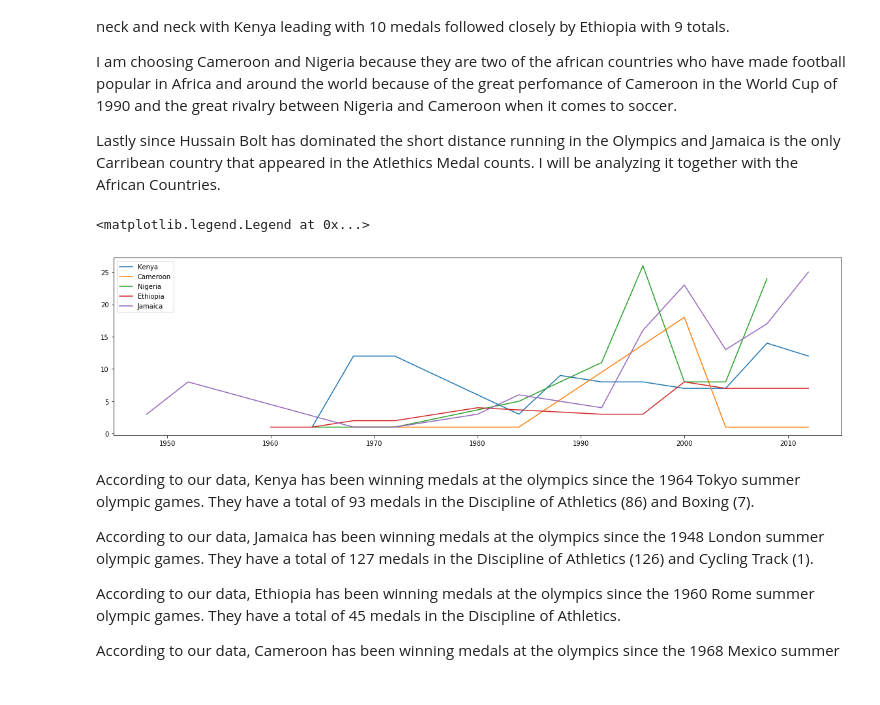
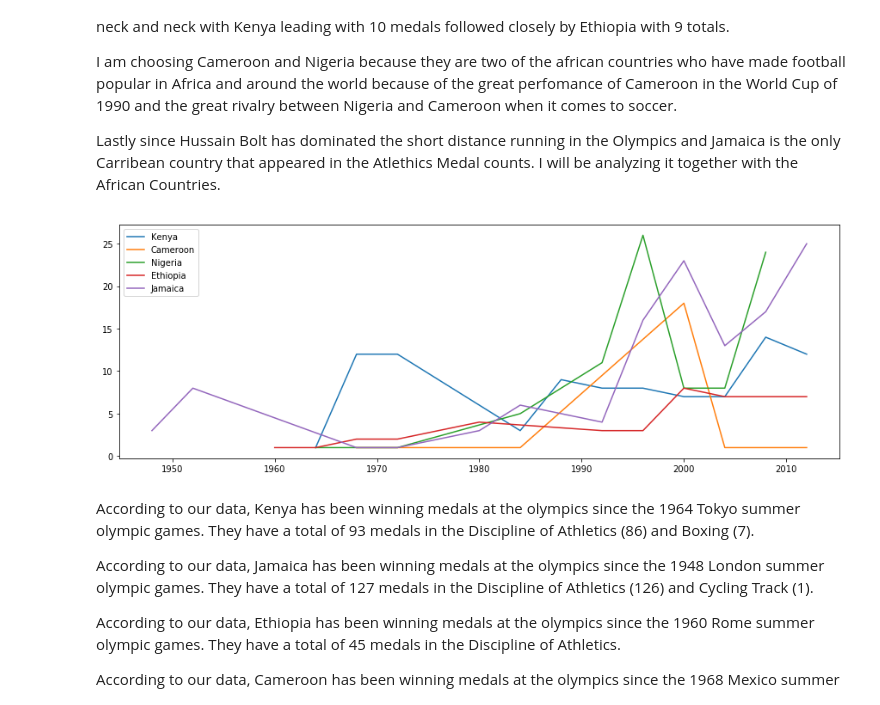
Before and after one commit to mguemon/Thinkful-, a Jupyter notebook: PrepCourseCapstone.ipynb, the cells around one changed output. Cells and saved outputs as stored; diff of their text form; code cells hidden in the pictures.

```diff
--- a/PrepCourseCapstone.ipynb
+++ b/PrepCourseCapstone.ipynb
@@ -471,22 +480,24 @@ Lastly since Hussain Bolt has dominated the short distance running in the Olympi
 # %%
 #Figure out Trends For African and Carribean Countries in the Olympics
 
 
 Kenya = df1[df1['Country']=='KEN']
 Cameroon = df1[df1['Country']=='CMR']
 Nigeria = df1[df1['Country']=='NGR']
 Ethiopia = df1[df1['Country']=='ETH']
 Jamaica = df1[df1['Country']=='JAM']
 
+plt.figure(figsize=(15, 5))
+
 plt.plot(Kenya.Year.value_counts().sort_index(), label="Kenya")
 plt.plot(Cameroon.Year.value_counts().sort_index(), label="Cameroon")
 plt.plot(Nigeria.Year.value_counts().sort_index(), label="Nigeria")
 plt.plot(Ethiopia.Year.value_counts().sort_index(), label="Ethiopia")
 plt.plot(Jamaica.Year.value_counts().sort_index(), label="Jamaica")
 plt.legend()
+plt.show()
 # %% [output]
-<matplotlib.legend.Legend at 0x...>
-[figure, old version]
+[figure, new version]
 # %% [markdown]
 According to our data, Kenya has been winning medals at the olympics since the 1964 Tokyo summer olympic games. They have a total of 93 medals in the Discipline of Athletics (86) and Boxing (7).
 
```
Also changed, not shown: parts of 27 cells of this notebook.
